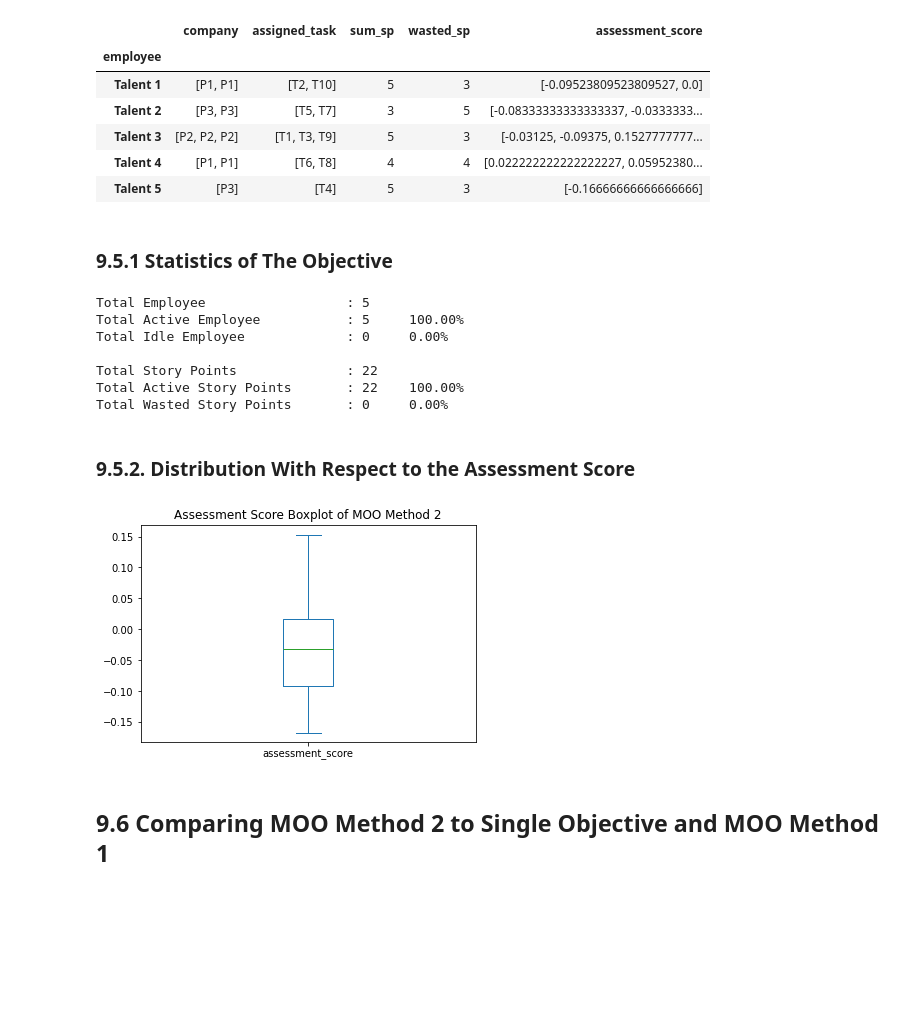
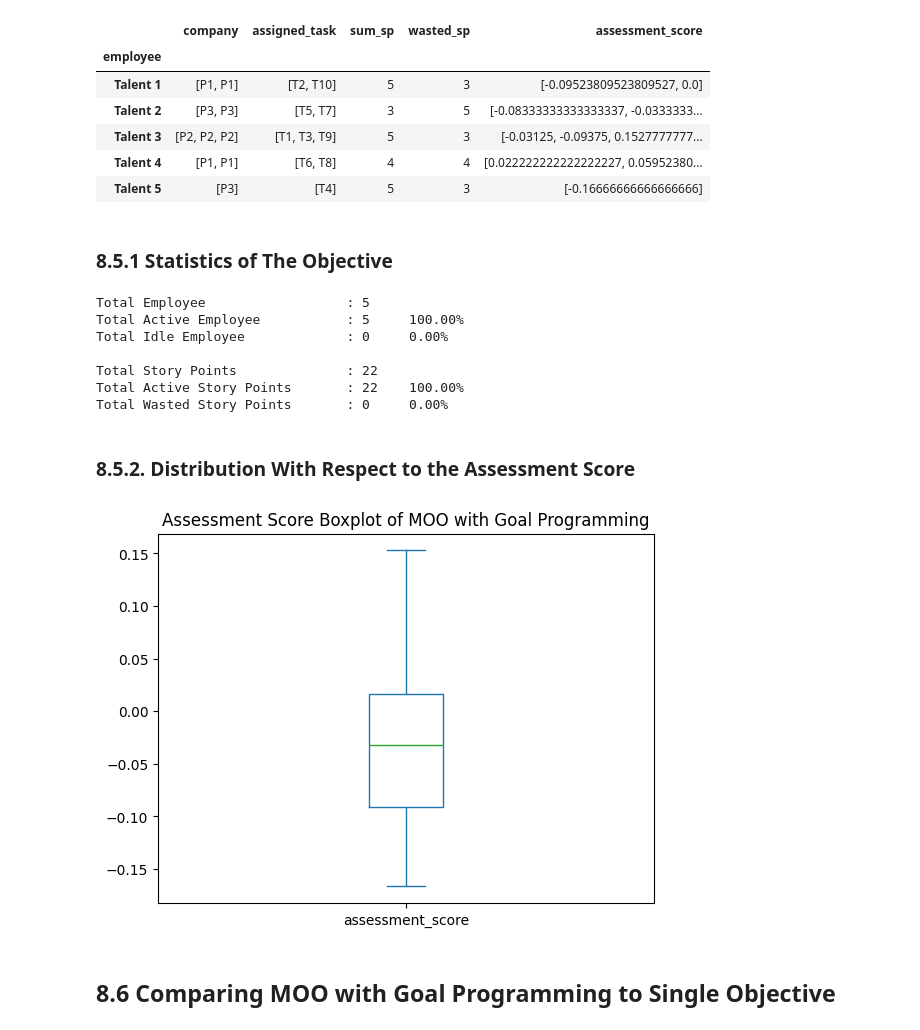
Before and after one commit to TK-Bunga-Matahari/shinchan, a Jupyter notebook: project1_task-management/solution/competency_assesment/gurobi_competency_assessment.ipynb, the cells around one changed output. Saved outputs shown, nothing was run; the diff lists cells and outputs as text; code cells hidden in the pictures; blank space fills up the shorter version.

```diff
--- a/project1_task-management/solution/competency_assesment/gurobi_competency_assessment.ipynb
+++ b/project1_task-management/solution/competency_assesment/gurobi_competency_assessment.ipynb
@@ -855,16 +809,0 @@ Best objective 3.572380952381e+00, best bound 3.542779195011e+00, gap 0.8286%
-# %%
-# Check and process the solution
-if model.status == GRB.OPTIMAL:
-    print("Solution Found!")
-    print(f"Obj. Value 4 i.e. Multi Objective Method 1: {model.ObjVal}\n")
-
-    x_hat_4 = {}
-    for j in employees:
-        result = get_employee_tasks(
-            j, company_tasks, model, score, story_points, max_employee_workload
-        )
-        if len(result[1]) > 0:
-            x_hat_4[j] = result
-else:
-    print("No Solution Found!")
-    x_hat_4 = {}
@@ -1180,7 +1017,7 @@ result_5
 | Talent 4 | [P1, P1] | [T6, T8] | 4 | 4 | [0.022222222222222227, 0.05952380... |
 | Talent 5 | [P3] | [T4] | 5 | 3 | [-0.16666666666666666] |
 # %% [markdown]
-### 9.5.1 Statistics of The Objective
+### 8.5.1 Statistics of The Objective
 # %%
 total_employee = len(employees)
 total_sp = sum(story_points.values())
@@ -1204,21 +1041,21 @@ Total Story Points              : 22
 Total Active Story Points       : 22    100.00%
 Total Wasted Story Points       : 0     0.00%
 # %% [markdown]
-### 9.5.2. Distribution With Respect to the Assessment Score
+### 8.5.2. Distribution With Respect to the Assessment Score
 # %%
 # make boxplot for x_hat_5
-assessment_score_5 = result_5['assessment_score'].explode().reset_index(drop=True)
+assessment_score_4 = result_4['assessment_score'].explode().reset_index(drop=True)
 
-if len(assessment_score_5) != 0:
-	assessment_score_5.plot(kind='box')
-	plt.title('Assessment Score Boxplot of MOO Method 2')
+if len(assessment_score_4) != 0:
+	assessment_score_4.plot(kind='box')
+	plt.title('Assessment Score Boxplot of MOO with Goal Programming')
 	plt.show()
 else:
 	print("No data to show")
 # %% [output]
-[figure, old version]
+[figure, new version]
 # %% [markdown]
-## 9.6 Comparing MOO Method 2 to Single Objective and MOO Method 1
+## 8.6 Comparing MOO with Goal Programming to Single Objective
 # %%
 # merge all boxplot in one graph
 data = [
```
Also changed, not shown: parts of 49 cells of this notebook, 2 other files.
